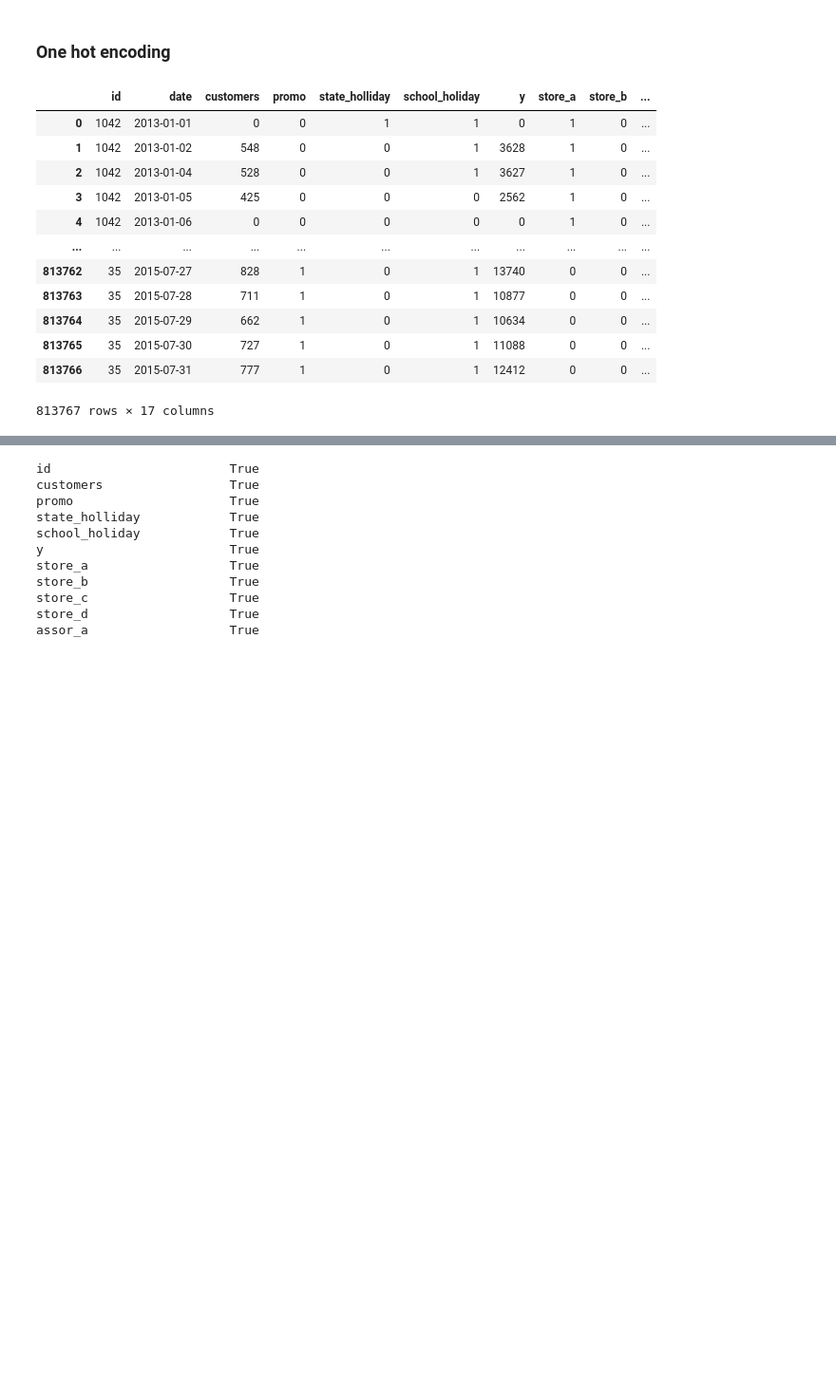
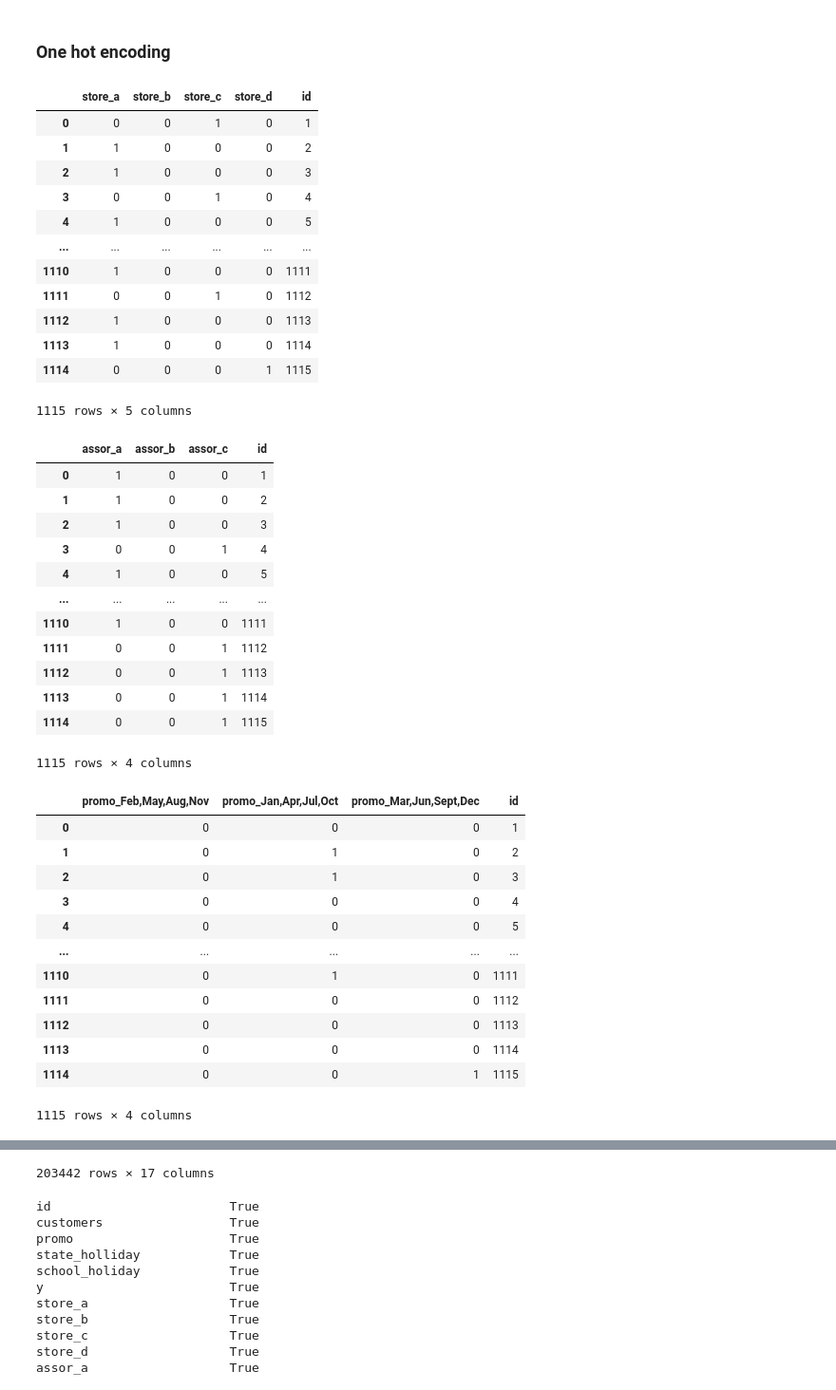
Before and after one commit to Omarbenjelloun915/ProjetData, a Jupyter notebook: ProjetDATA.ipynb, the cells around one changed output, grey strips where cells are left out. Shown at 95% size. Drawn from its saved outputs; the diff is of its cells as text; code cells hidden in the pictures; blank space fills up the shorter version.

Commit message:
fix merge error

```diff
--- a/ProjetDATA.ipynb
+++ b/ProjetDATA.ipynb
@@ -238,27 +254,53 @@ Name: promo_interval, dtype: int64
 # %%
 # Merger les jeux de données train_df et store_df selon l'id en donnant des valeurs binaires pour chaque type de magasin...
 
 train_df_merged = train_df
 test_df_merged = test_df
 for col in ['store_type', 'assortment', 'promo_interval']:
     df1 = pd.get_dummies(store_df[col], prefix=col[:5])
-    df1.index.names = ['id']
-    df1.index += 1
-    train_df_merged = pd.merge(train_df_merged,df1, how ='inner',on='id')
-    test_df_merged = pd.merge(test_df_merged,df1, how ='inner',on='id')
+    df1['id'] = store_df['id']
+    display(df1)
+    train_df_merged = train_df_merged.join(df1.set_index('id'), on='id')
+    test_df_merged = test_df_merged.join(df1.set_index('id'), on='id')
 
-train_df_merged
+test_df_merged
 # %% [output]
-|  | id | date | customers | promo | state_holliday | school_holiday | y | store_a | store_b | ... |
-| 0 | 1042 | 2013-01-01 | 0 | 0 | 1 | 1 | 0 | 1 | 0 | ... |
-| 1 | 1042 | 2013-01-02 | 548 | 0 | 0 | 1 | 3628 | 1 | 0 | ... |
-| 2 | 1042 | 2013-01-04 | 528 | 0 | 0 | 1 | 3627 | 1 | 0 | ... |
-| 3 | 1042 | 2013-01-05 | 425 | 0 | 0 | 0 | 2562 | 1 | 0 | ... |
-| 4 | 1042 | 2013-01-06 | 0 | 0 | 0 | 0 | 0 | 1 | 0 | ... |
-| ... | ... | ... | ... | ... | ... | ... | ... | ... | ... | ... |
-| 813762 | 35 | 2015-07-27 | 828 | 1 | 0 | 1 | 13740 | 0 | 0 | ... |
-| 813763 | 35 | 2015-07-28 | 711 | 1 | 0 | 1 | 10877 | 0 | 0 | ... |
-| 813764 | 35 | 2015-07-29 | 662 | 1 | 0 | 1 | 10634 | 0 | 0 | ... |
-| 813765 | 35 | 2015-07-30 | 727 | 1 | 0 | 1 | 11088 | 0 | 0 | ... |
-| 813766 | 35 | 2015-07-31 | 777 | 1 | 0 | 1 | 12412 | 0 | 0 | ... |
+|  | store_a | store_b | store_c | store_d | id |
+| 0 | 0 | 0 | 1 | 0 | 1 |
+| 1 | 1 | 0 | 0 | 0 | 2 |
+| 2 | 1 | 0 | 0 | 0 | 3 |
+| 3 | 0 | 0 | 1 | 0 | 4 |
+| 4 | 1 | 0 | 0 | 0 | 5 |
+| ... | ... | ... | ... | ... | ... |
+| 1110 | 1 | 0 | 0 | 0 | 1111 |
+| 1111 | 0 | 0 | 1 | 0 | 1112 |
+| 1112 | 1 | 0 | 0 | 0 | 1113 |
+| 1113 | 1 | 0 | 0 | 0 | 1114 |
+| 1114 | 0 | 0 | 0 | 1 | 1115 |
-813767 rows × 17 columns
+1115 rows × 5 columns
+|  | assor_a | assor_b | assor_c | id |
+| 0 | 1 | 0 | 0 | 1 |
+| 1 | 1 | 0 | 0 | 2 |
+| 2 | 1 | 0 | 0 | 3 |
+| 3 | 0 | 0 | 1 | 4 |
+| 4 | 1 | 0 | 0 | 5 |
+| ... | ... | ... | ... | ... |
+| 1110 | 1 | 0 | 0 | 1111 |
+| 1111 | 0 | 0 | 1 | 1112 |
+| 1112 | 0 | 0 | 1 | 1113 |
+| 1113 | 0 | 0 | 1 | 1114 |
+| 1114 | 0 | 0 | 1 | 1115 |
+1115 rows × 4 columns
+|  | promo_Feb,May,Aug,Nov | promo_Jan,Apr,Jul,Oct | promo_Mar,Jun,Sept,Dec | id |
+| 0 | 0 | 0 | 0 | 1 |
+| 1 | 0 | 1 | 0 | 2 |
+| 2 | 0 | 1 | 0 | 3 |
+| 3 | 0 | 0 | 0 | 4 |
+| 4 | 0 | 0 | 0 | 5 |
+| ... | ... | ... | ... | ... |
+| 1110 | 0 | 1 | 0 | 1111 |
+| 1111 | 0 | 0 | 0 | 1112 |
+| 1112 | 0 | 0 | 0 | 1113 |
+| 1113 | 0 | 0 | 0 | 1114 |
+| 1114 | 0 | 0 | 1 | 1115 |
+1115 rows × 4 columns
@@ -265,3 +319,4 @@ train_df_merged
+203442 rows × 17 columns
 # %%
 #Supprimer la colonne Date
 
```
Also changed, not shown: parts of 19 cells of this notebook.
